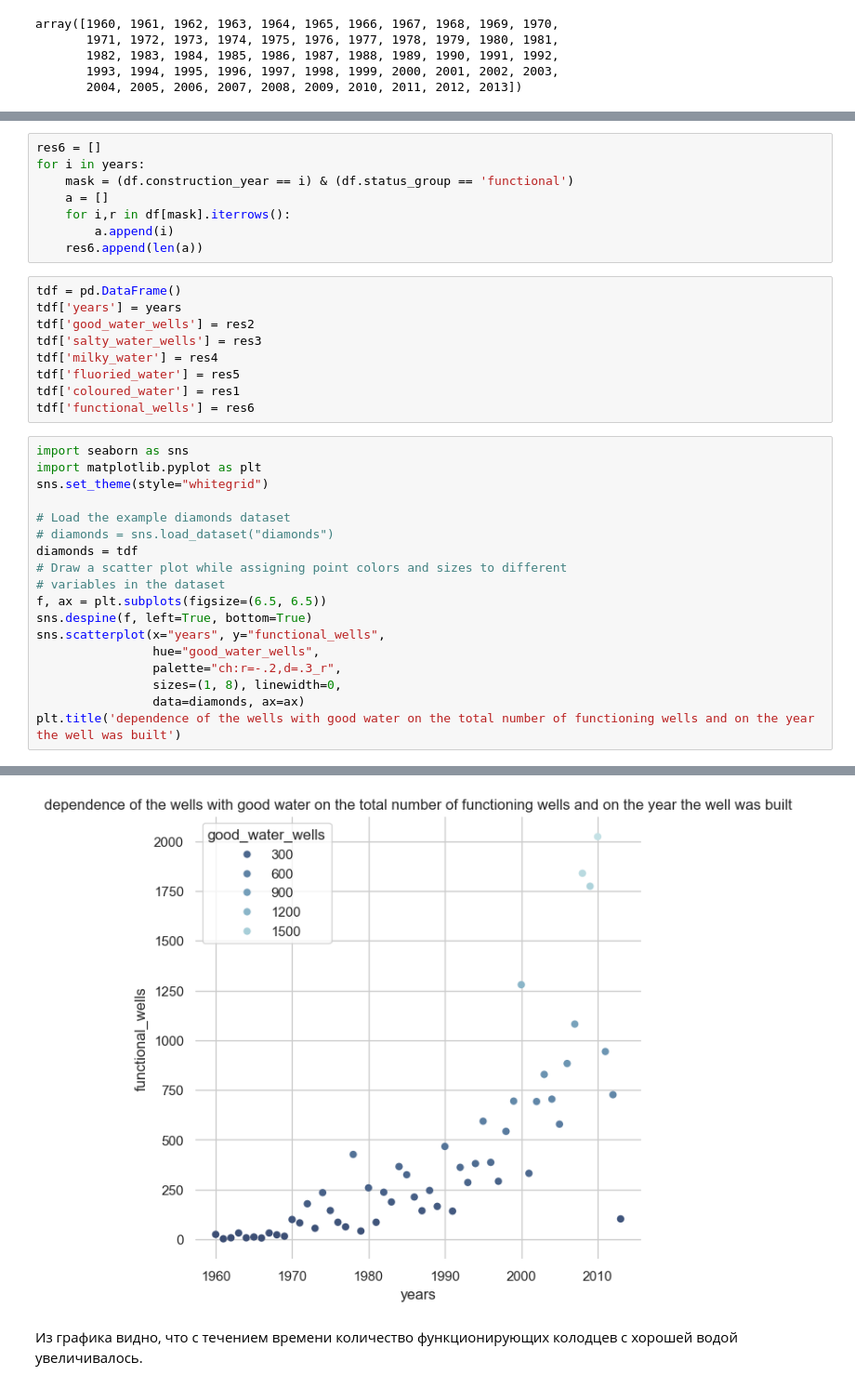
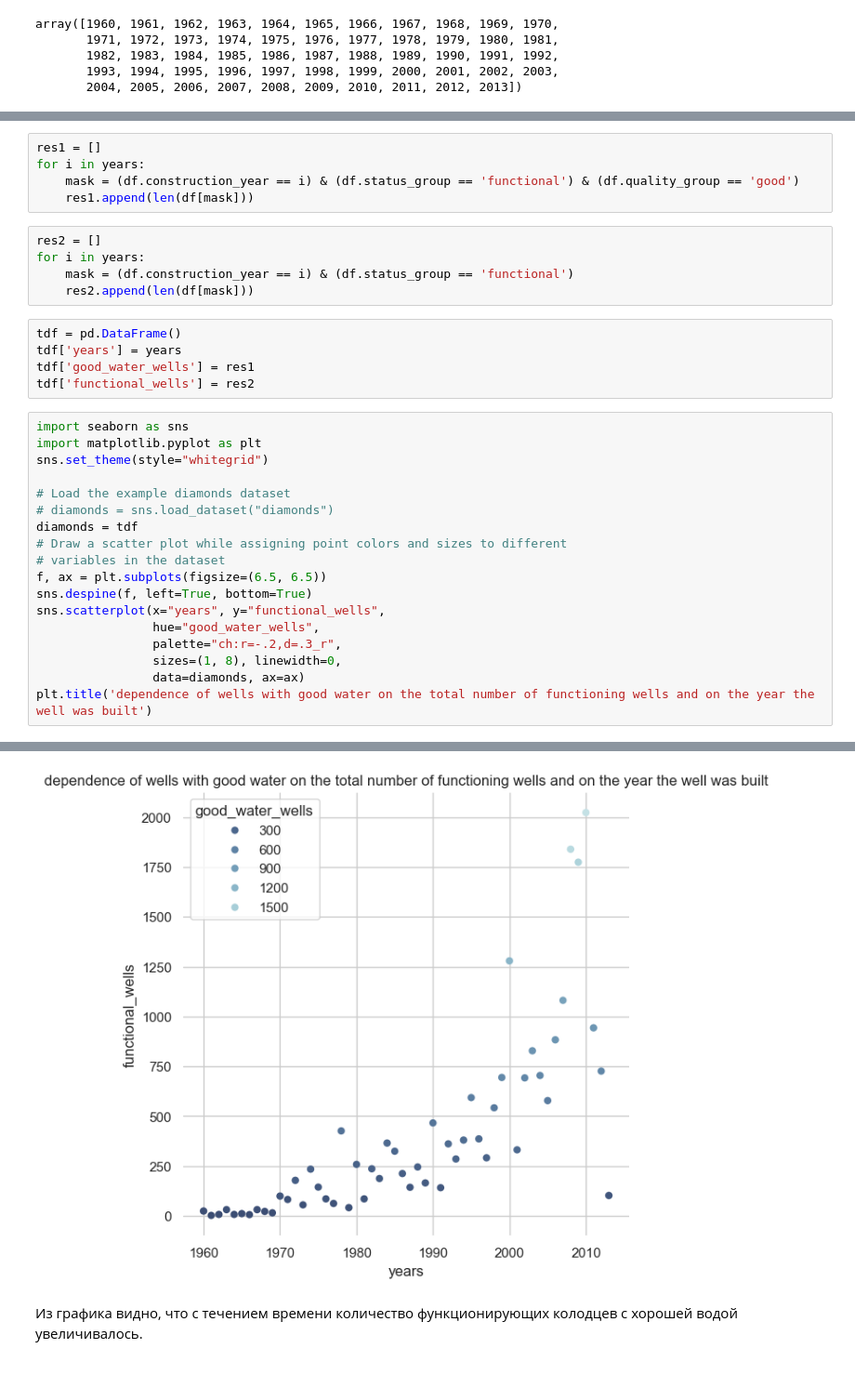
Before and after one commit to nolongerlaugh/BDA-project-Pump-it-Up, a Jupyter notebook: report.ipynb, the cells around one changed output, grey strips where cells are left out. Shown: that part at 93% size. Drawn from its saved outputs; the diff is of its cells as text.

```diff
--- a/report.ipynb
+++ b/report.ipynb
@@ -316,20 +271,18 @@ for i in years:
-# %%
-res6 = []
-for i in years:
-    mask = (df.construction_year == i) & (df.status_group == 'functional')
-    a = []
-    for i,r in df[mask].iterrows():
-        a.append(i)
-    res6.append(len(a))
+# %%
+res1 = []
+for i in years:
+    mask = (df.construction_year == i) & (df.status_group == 'functional') & (df.quality_group == 'good')
+    res1.append(len(df[mask]))
+# %%
+res2 = []
+for i in years:
+    mask = (df.construction_year == i) & (df.status_group == 'functional')
+    res2.append(len(df[mask]))
 # %%
 tdf = pd.DataFrame()
 tdf['years'] = years
-tdf['good_water_wells'] = res2
-tdf['salty_water_wells'] = res3
-tdf['milky_water'] = res4
-tdf['fluoried_water'] = res5
-tdf['coloured_water'] = res1
-tdf['functional_wells'] = res6
+tdf['good_water_wells'] = res1
+tdf['functional_wells'] = res2
 # %%
 import seaborn as sns
 import matplotlib.pyplot as plt
@@ -347,5 +300,5 @@ sns.scatterplot(x="years", y="functional_wells",
                 palette="ch:r=-.2,d=.3_r",
                 sizes=(1, 8), linewidth=0,
                 data=diamonds, ax=ax)
-plt.title('dependence of the wells with good water on the total number of functioning wells and on the year the well was built')
+plt.title('dependence of wells with good water on the total number of functioning wells and on the year the well was built')
 # %% [output]
@@ -353,4 +306,4 @@ Text(0.5, 1.0, 'dependence of the wells with good water on the total number of f
-[figure, old version]
+[figure, new version]
 # %% [markdown]
 Из графика видно, что с течением времени количество функционирующих колодцев с хорошей водой увеличивалось.
 # %% [markdown]
```
Also changed, not shown: parts of 16 cells of this notebook.
